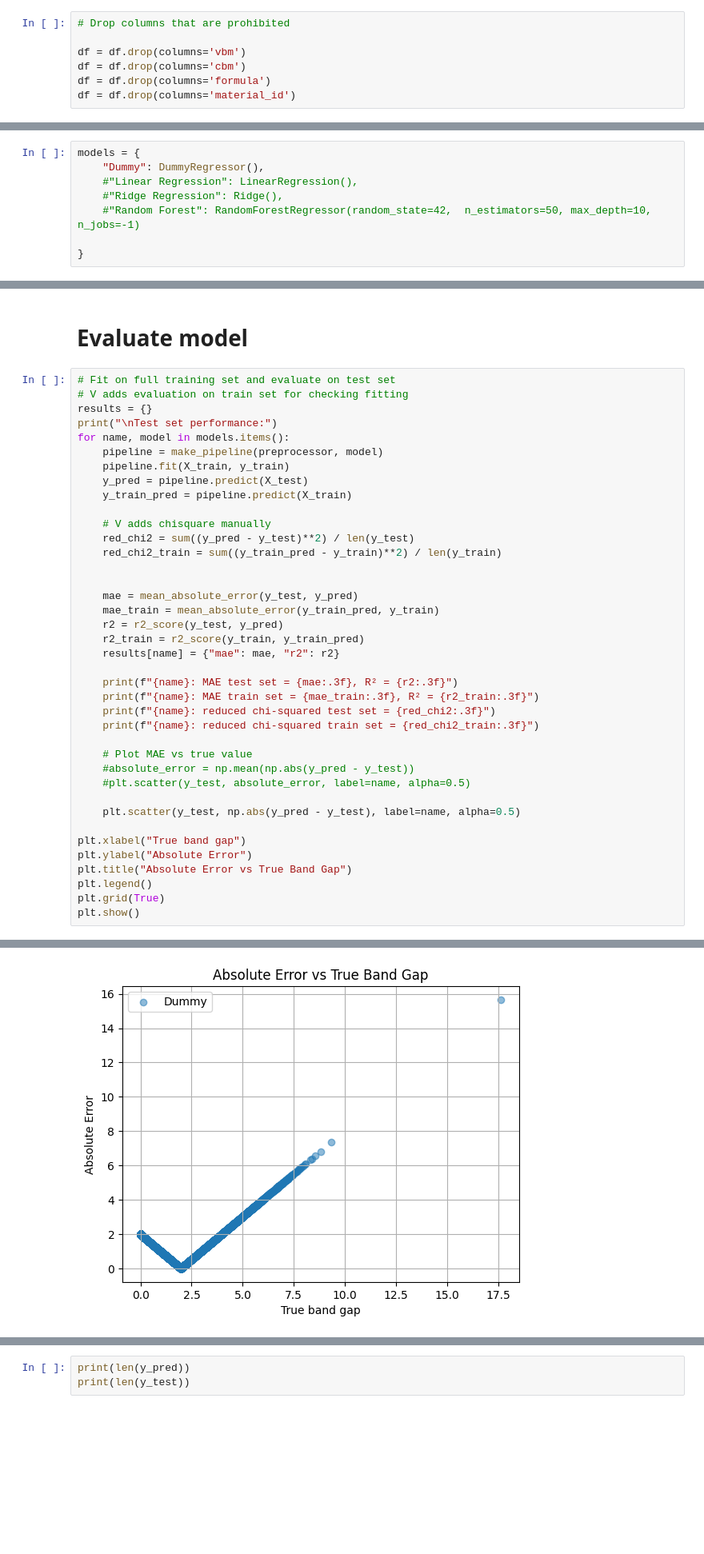
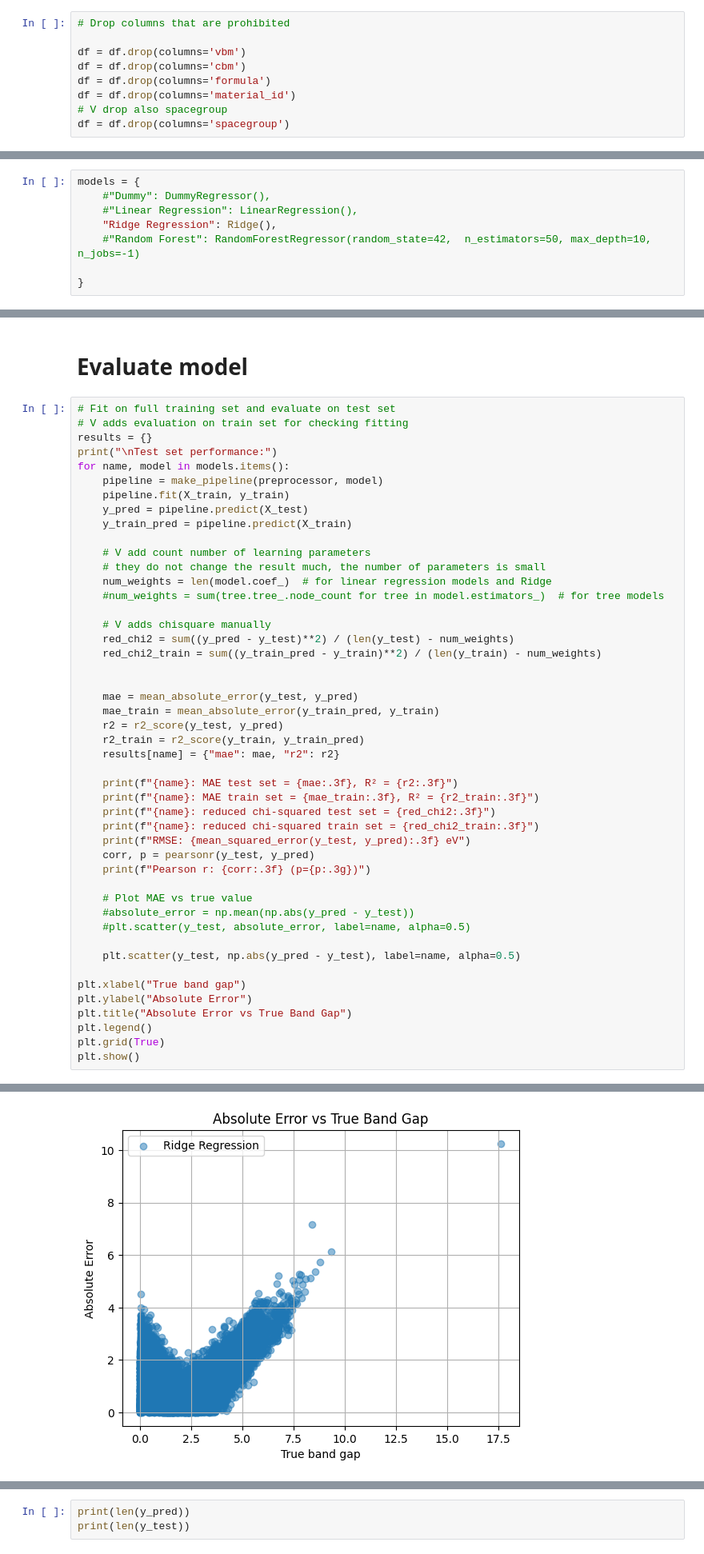
Before and after one commit to immischein/ML-bandgap, a Jupyter notebook: model_building.ipynb, the cells around one changed output, grey strips where cells are left out. Shown at 80% size. Drawn from its saved outputs; the diff is of its cells as text; blank space fills up the shorter version.

Commit message:
Added number of weights and pearson test

```diff
--- a/model_building.ipynb
+++ b/model_building.ipynb
@@ -110,3 +108,5 @@ df = df.drop(columns='vbm')
 df = df.drop(columns='cbm')
 df = df.drop(columns='formula')
 df = df.drop(columns='material_id')
+# V drop also spacegroup
+df = df.drop(columns='spacegroup')
@@ -177,9 +179,9 @@ print(np.shape(X_train))
 # Define the models to compare
 # %%
 models = {
-    "Dummy": DummyRegressor(),
+    #"Dummy": DummyRegressor(),
     #"Linear Regression": LinearRegression(),
-    #"Ridge Regression": Ridge(),
+    "Ridge Regression": Ridge(),
     #"Random Forest": RandomForestRegressor(random_state=42,  n_estimators=50, max_depth=10, n_jobs=-1)
 
 }
@@ -212,9 +211,14 @@ for name, model in models.items():
     y_pred = pipeline.predict(X_test)
     y_train_pred = pipeline.predict(X_train)
 
+    # V add count number of learning parameters
+    # they do not change the result much, the number of parameters is small
+    num_weights = len(model.coef_)  # for linear regression models and Ridge
+    #num_weights = sum(tree.tree_.node_count for tree in model.estimators_)  # for tree models
+
     # V adds chisquare manually
-    red_chi2 = sum((y_pred - y_test)**2) / len(y_test)
-    red_chi2_train = sum((y_train_pred - y_train)**2) / len(y_train)
+    red_chi2 = sum((y_pred - y_test)**2) / (len(y_test) - num_weights)
+    red_chi2_train = sum((y_train_pred - y_train)**2) / (len(y_train) - num_weights)
 
 
     mae = mean_absolute_error(y_test, y_pred)
@@ -227,6 +231,9 @@ for name, model in models.items():
     print(f"{name}: MAE train set = {mae_train:.3f}, R² = {r2_train:.3f}")
     print(f"{name}: reduced chi-squared test set = {red_chi2:.3f}")
     print(f"{name}: reduced chi-squared train set = {red_chi2_train:.3f}")
+    print(f"RMSE: {mean_squared_error(y_test, y_pred):.3f} eV")
+    corr, p = pearsonr(y_test, y_pred)
+    print(f"Pearson r: {corr:.3f} (p={p:.3g})")
 
     # Plot MAE vs true value
     #absolute_error = np.mean(np.abs(y_pred - y_test))
@@ -249,4 +258,4 @@ Dummy: reduced chi-squared train set = 2.433
-[figure, old version]
+[figure, new version]
 # %%
 import numpy as np
 import matplotlib.pyplot as plt
```
Also changed, not shown: parts of 8 cells of this notebook.
